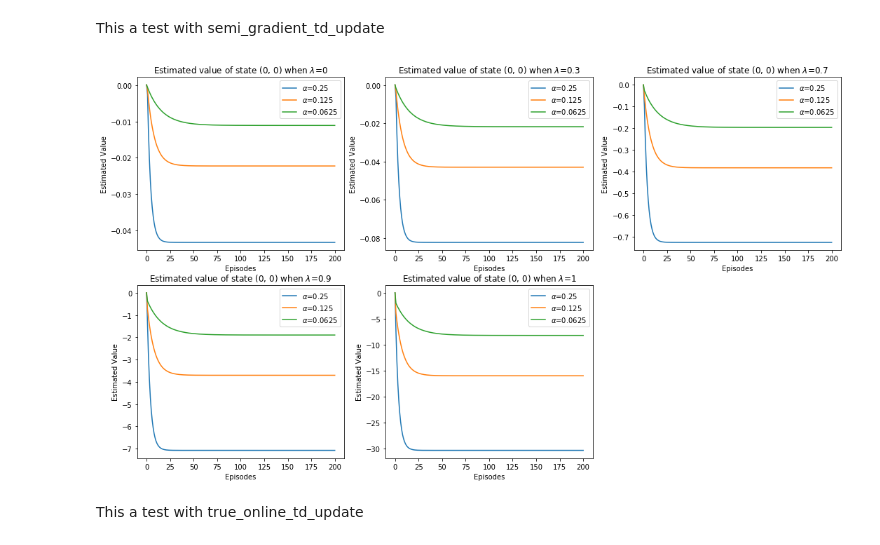
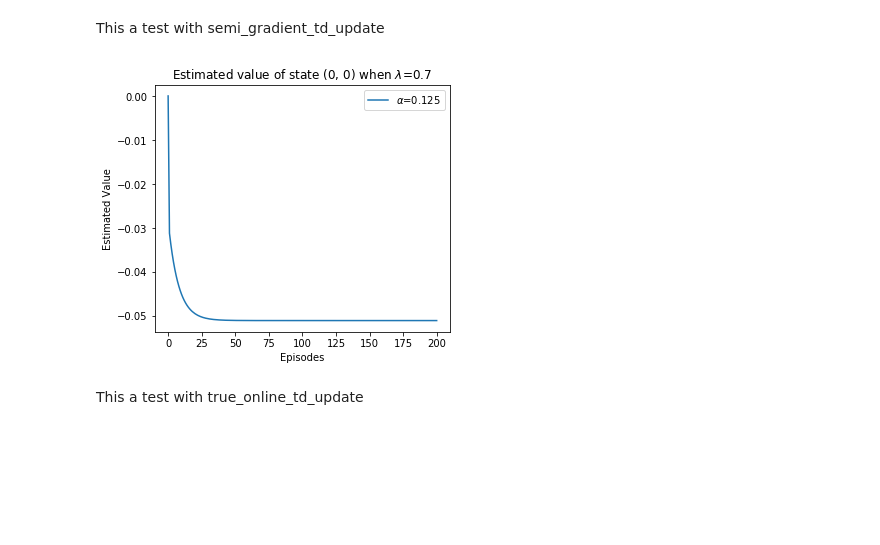
Before and after one commit to jgsimard/COMP767, a Jupyter notebook: hw2-notebook.ipynb, the cells around one changed output. Cells and saved outputs as stored; diff of their text form; code cells hidden in the pictures; blank space fills up the shorter version.

```diff
--- a/hw2-notebook.ipynb
+++ b/hw2-notebook.ipynb
@@ -306,9 +323,9 @@ def q2_run(lambda_return, learning_rate, n_episode_by_run, n_bins, n_tilings, pr
     low = np.array([0.0, -env.unwrapped.max_speed])
     high = np.array([2*np.pi, env.unwrapped.max_speed])
     state_observation_space = gym.spaces.Box(low=low, high=high, dtype=np.float32)
-    approximation_function = function_approximation.TileCoding2D(n_bins=n_bins,
+    approximation_function = function_approximation.TileCoding(n_bins=n_bins,
                                                              n_tilings=n_tilings,
-                                                             bounds_box = state_observation_space)
+                                                             observation_space = state_observation_space)
     weights = get_weights(approximation_function.size, seed=seed)
 
     state_to_estimate = np.array([0,0])
@@ -325,7 +342,21 @@ def q2_run(lambda_return, learning_rate, n_episode_by_run, n_bins, n_tilings, pr
         approximate_value.append(approximation_function(state_to_estimate, weights))
 
     return approximate_value
-q2_run(lambda_return=0.5, learning_rate=0.9,
-       n_episode_by_run=10, n_bins=10, n_tilings=5,
-       prediction_algorithm = temporal_difference.semi_gradient_td_update, seed=123)
+r = q2_run(lambda_return=0.5, learning_rate=0.1,
+       n_episode_by_run=100, n_bins=10, n_tilings=5,
+       prediction_algorithm = temporal_difference.semi_gradient_td_update, seed=1)
+print(np.round(r,2))
+
+
+low = np.array([0.0, 0.0])
+high = np.array([1.0, 1.0])
+observation_space = gym.spaces.Box(low=low, high=high, dtype=np.float32)
+tile_coding = function_approximation.TileCoding(n_bins=2, n_tilings=2, observation_space=observation_space)
+# fv = tile_coding.get_feature_vector([-0.9])
+# print(tile_coding.tile_shape)
+ij = [0.1, 0.5, 0.9]
+for i in ij:
+    for j in ij:
+        print(i,j, tile_coding.get_feature_vector([i,j]))
+print(tile_coding.tile)
 # %% [output]
@@ -379,10 +423,20 @@ n_tilings = 5
 # %% [markdown]
 This a test with semi_gradient_td_update
 # %%
+lambda_returns = [0.7]
+learning_rates = [1/8]
+
+
+n_run = 10
+n_episode_by_run = 200
+n_bins = 100
+n_tilings = 5
+
+
 all_lambda_plot(lambda_returns, learning_rates, n_run, n_episode_by_run, n_bins, n_tilings,
                     temporal_difference.semi_gradient_td_update)
 # %% [output]
-[figure, old version]
+[figure, new version]
 # %% [markdown]
 This a test with true_online_td_update
 # %%
```
Also changed, not shown: parts of 6 cells of this notebook, 1 other file.
